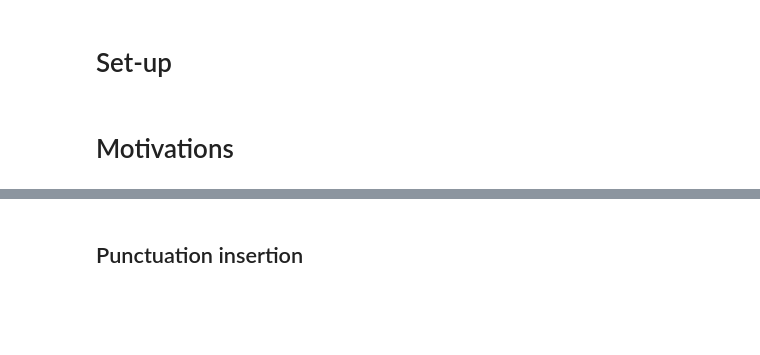
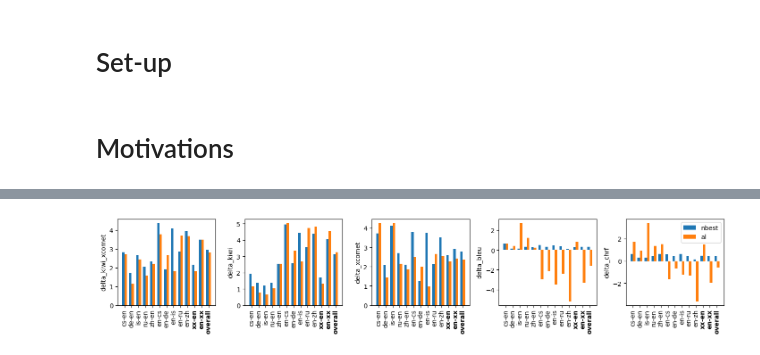
Before and after one commit to hgissbkh/translation-alignment, a Jupyter notebook: notebooks/analysis.ipynb, the cells around one changed output, grey strips where cells are left out. Drawn from its saved outputs; the diff is of its cells as text; code cells hidden in the pictures; blank space fills up the shorter version.

```diff
--- a/notebooks/analysis.ipynb
+++ b/notebooks/analysis.ipynb
@@ -385,4 +491,0 @@ We only consider changed translations
-# %%
-# Filter out changeed translations only
-eval_df = eval_df.loc[(eval_df.has_changed_nbest == True) & (eval_df.has_changed_al == True)].reset_index(drop=True)
-# eval_df = pd.read_csv('../data/evaluation/eval.csv')
@@ -480,2 +492,5 @@ do_eval(eval_df, ['delta_names_F1', 'delta_numbers_F1'], lps, display_mode='df')
-# %% [markdown]
-## Punctuation insertion
+# %%
+# Init systems
+base_system = 'un'
+comp_systems = ['nbest', 'al']
+systems = [base_system] + comp_systems
@@ -481,0 +502,19 @@ do_eval(eval_df, ['delta_names_F1', 'delta_numbers_F1'], lps, display_mode='df')
+# %%
+# Display results
+lps = [
+    'cs-en',
+    'de-en',
+    'is-en',
+    'ru-en',
+    'zh-en',
+    'en-cs',
+    'en-de',
+    'en-is',
+    'en-ru',
+    'en-zh'
+]
+features = ['delta_kiwi_xcomet', 'delta_kiwi', 'delta_xcomet', 'delta_bleu', 'delta_chrf']
+do_eval(eval_df, features, lps, comp_systems, display_mode='plot')
+do_eval(eval_df, features, lps, comp_systems, display_mode='df')
+# %% [output]
+[figure, added]
```
Also changed, not shown: parts of 106 cells of this notebook, 20 other files.
